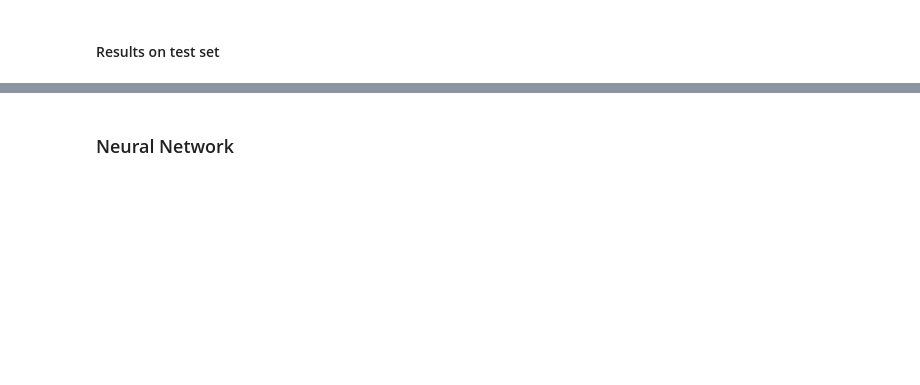
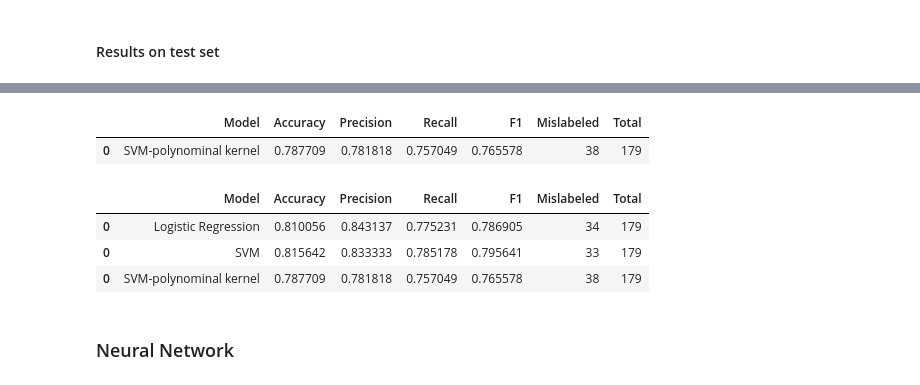
Before and after one commit to dan-ski/Titanic, a Jupyter notebook: Titanic.ipynb, the cells around one changed output, grey strips where cells are left out. Saved outputs shown, nothing was run; the diff lists cells and outputs as text; code cells hidden in the pictures; blank space fills up the shorter version.

```diff
--- a/Titanic.ipynb
+++ b/Titanic.ipynb
@@ -620,0 +614,3 @@ print_metrics(calculate_metrics(y_test, svm_pred_test_tuned),
+# %%
+svm_test_tuned_results = calculate_metrics(y_test, svm_pred_test_tuned, 'SVM')
+svm_test_tuned_results
@@ -620,0 +620,3 @@ print_metrics(calculate_metrics(y_test, svm_pred_test_tuned),
+# %%
+final_results = all_results(final_results, svm_test_tuned_results)
+final_results
@@ -660,7 +674,17 @@ print_confusion_matrix(y_test, svm_pred_test_poly, set_type='train', cmap="YlGnB
 # %%
-print_metrics(calculate_metrics(y_test, svm_pred_test_poly),
-              data_type='test',
-              classifier_id='Support Vector Machine- tuned (poly)')
+svm_poly_test_results = calculate_metrics(y_test, svm_pred_test_poly, 'SVM-polynominal kernel')
+svm_poly_test_results
+# %% [output]
+|  | Model | Accuracy | Precision | Recall | F1 | Mislabeled | Total |
+| 0 | SVM-polynominal kernel | 0.787709 | 0.781818 | 0.757049 | 0.765578 | 38 | 179 |
+# %%
+final_results = all_results(final_results, svm_poly_test_results)
+final_results
+# %% [output]
+|  | Model | Accuracy | Precision | Recall | F1 | Mislabeled | Total |
+| 0 | Logistic Regression | 0.810056 | 0.843137 | 0.775231 | 0.786905 | 34 | 179 |
+| 0 | SVM | 0.815642 | 0.833333 | 0.785178 | 0.795641 | 33 | 179 |
+| 0 | SVM-polynominal kernel | 0.787709 | 0.781818 | 0.757049 | 0.765578 | 38 | 179 |
 # %% [markdown]
 ### Neural Network
 # %%
```
Also changed, not shown: parts of 35 cells of this notebook.
